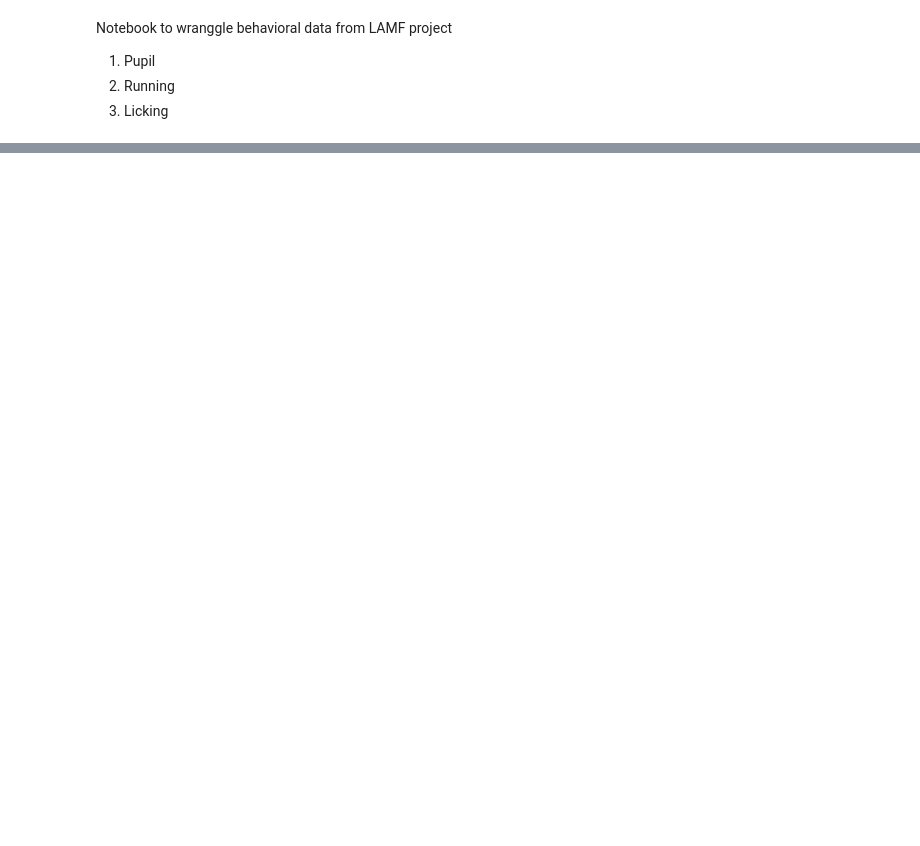
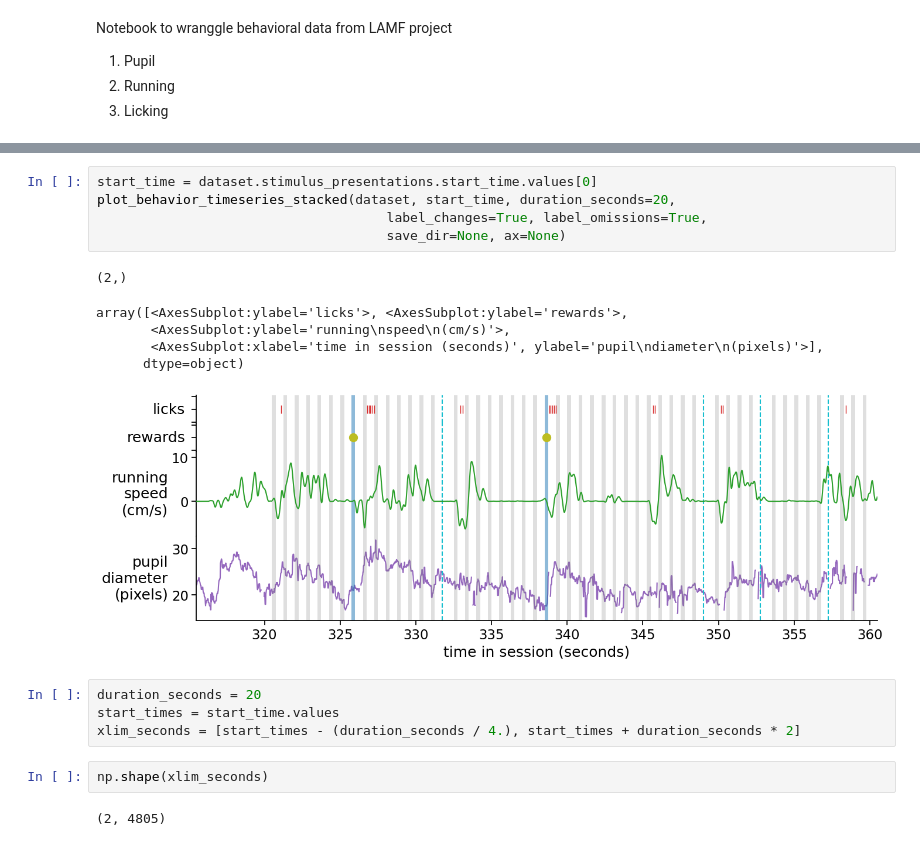
Before and after one commit to AllenInstitute/brain_observatory_analysis, a Jupyter notebook: brain_observatory_analysis/behavior/notebooks/231019_EDA_behavior.ipynb, the cells around one changed output, grey strips where cells are left out. Cells and saved outputs as stored; diff of their text form; blank space fills up the shorter version.

```diff
--- a/brain_observatory_analysis/behavior/notebooks/231019_EDA_behavior.ipynb
+++ b/brain_observatory_analysis/behavior/notebooks/231019_EDA_behavior.ipynb
@@ -57,0 +217,20 @@ allensdk.__version__
+# %%
+start_time = dataset.stimulus_presentations.start_time.values[0]
+plot_behavior_timeseries_stacked(dataset, start_time, duration_seconds=20,
+                                     label_changes=True, label_omissions=True,
+                                     save_dir=None, ax=None)
+# %% [output]
+(2,)
+array([<AxesSubplot:ylabel='licks'>, <AxesSubplot:ylabel='rewards'>,
+       <AxesSubplot:ylabel='running\nspeed\n(cm/s)'>,
+       <AxesSubplot:xlabel='time in session (seconds)', ylabel='pupil\ndiameter\n(pixels)'>],
+      dtype=object)
+[figure, added]
+# %%
+duration_seconds = 20
+start_times = start_time.values
+xlim_seconds = [start_times - (duration_seconds / 4.), start_times + duration_seconds * 2]
+# %%
+np.shape(xlim_seconds)
+# %% [output]
+(2, 4805)
```
Also changed, not shown: parts of 10 cells of this notebook.
